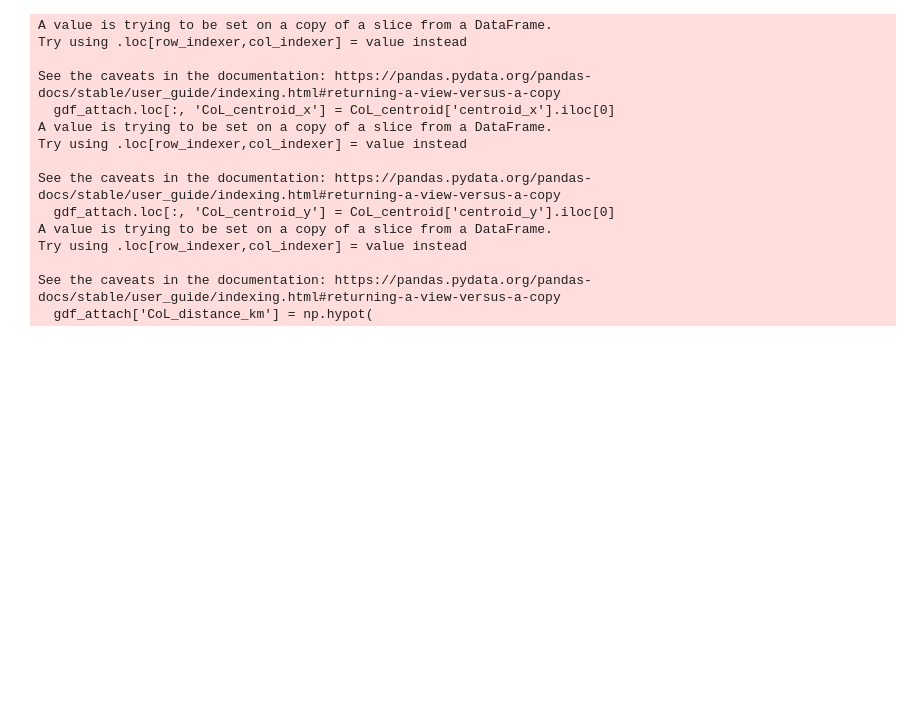
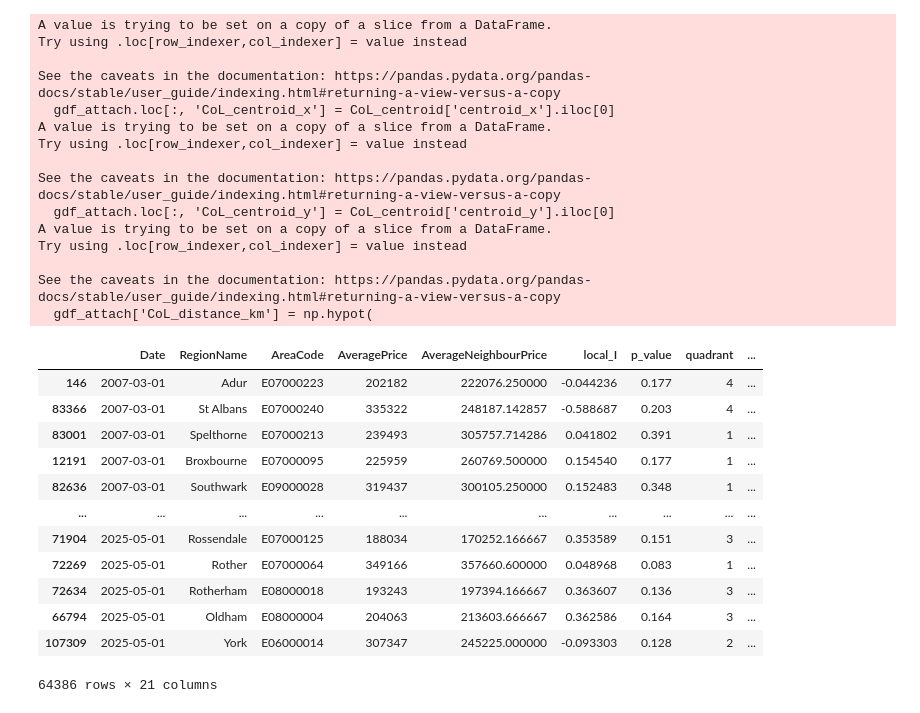
Before and after one commit to sxl634/UK-average-house-price-prediction, a Jupyter notebook: notebooks/data preprocessing/1_bordering las.ipynb, the cells around one changed output. Drawn from its saved outputs; the diff is of its cells as text; code cells hidden in the pictures; blank space fills up the shorter version.

```diff
--- a/notebooks/data preprocessing/1_bordering las.ipynb
+++ b/notebooks/data preprocessing/1_bordering las.ipynb
@@ -159,7 +159,7 @@ hpi
 107310 rows × 8 columns
 # %%
 CoL_centroid = gdf.query('LAD25CD == "E09000001"')[['centroid_x', 'centroid_y']]
-gdf_attach = gdf[['LAD25CD', 'LAD25NM', 'area_km2', 'centroid_x', 'centroid_y']]
+gdf_attach = gdf[['LAD25CD', 'LAD25NM', 'area_km2', 'centroid_x', 'centroid_y', 'Region']]
 gdf_attach.loc[:, 'CoL_centroid_x'] = CoL_centroid['centroid_x'].iloc[0]
 gdf_attach.loc[:, 'CoL_centroid_y'] = CoL_centroid['centroid_y'].iloc[0]
 gdf_attach['CoL_distance_km'] = np.hypot(
@@ -185,7 +185,7 @@ See the caveats in the documentation: https://pandas.pydata.org/pandas-docs/stab
 # %%
 hpi = pd.merge(
     hpi,
-    gdf_attach[['LAD25CD', 'area_km2', 'centroid_x', 'centroid_y', 'CoL_distance_km']],
+    gdf_attach[['LAD25CD', 'area_km2', 'centroid_x', 'centroid_y', 'CoL_distance_km', 'Region']],
     left_on='AreaCode',
     right_on='LAD25CD',
     how='left'
@@ -232,6 +232,22 @@ def compute_time_safe_fixed_effect(df, la_col="AreaCode", target_col="AveragePri
     return df
 # %%
 
-df_fe = compute_time_safe_fixed_effect(hpi_07)
+hpi_encode = compute_time_safe_fixed_effect(hpi_07)
 
-df_fe.to_clipboard()
+hpi_encode = pd.get_dummies(hpi_encode, columns=["Region"], prefix="Region", drop_first=True, dtype=int)
+
+hpi_encode
+# %% [output]
+|  | Date | RegionName | AreaCode | AveragePrice | AverageNeighbourPrice | local_I | p_value | quadrant | ... |
+| 146 | 2007-03-01 | Adur | E07000223 | 202182 | 222076.250000 | -0.044236 | 0.177 | 4 | ... |
+| 83366 | 2007-03-01 | St Albans | E07000240 | 335322 | 248187.142857 | -0.588687 | 0.203 | 4 | ... |
+| 83001 | 2007-03-01 | Spelthorne | E07000213 | 239493 | 305757.714286 | 0.041802 | 0.391 | 1 | ... |
+| 12191 | 2007-03-01 | Broxbourne | E07000095 | 225959 | 260769.500000 | 0.154540 | 0.177 | 1 | ... |
+| 82636 | 2007-03-01 | Southwark | E09000028 | 319437 | 300105.250000 | 0.152483 | 0.348 | 1 | ... |
+| ... | ... | ... | ... | ... | ... | ... | ... | ... | ... |
+| 71904 | 2025-05-01 | Rossendale | E07000125 | 188034 | 170252.166667 | 0.353589 | 0.151 | 3 | ... |
+| 72269 | 2025-05-01 | Rother | E07000064 | 349166 | 357660.600000 | 0.048968 | 0.083 | 1 | ... |
+| 72634 | 2025-05-01 | Rotherham | E08000018 | 193243 | 197394.166667 | 0.363607 | 0.136 | 3 | ... |
+| 66794 | 2025-05-01 | Oldham | E08000004 | 204063 | 213603.666667 | 0.362586 | 0.164 | 3 | ... |
+| 107309 | 2025-05-01 | York | E06000014 | 307347 | 245225.000000 | -0.093303 | 0.128 | 2 | ... |
+64386 rows × 21 columns
```
Also changed, not shown: parts of 3 cells of this notebook, 1 other file.
